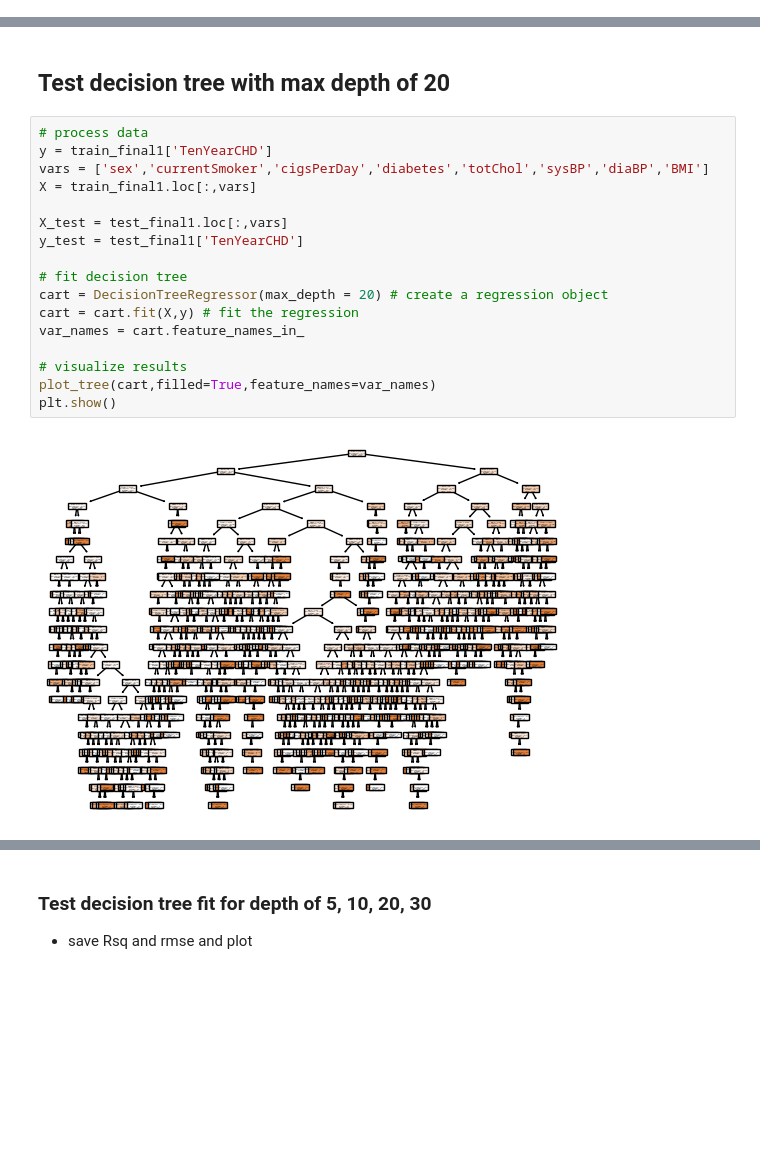
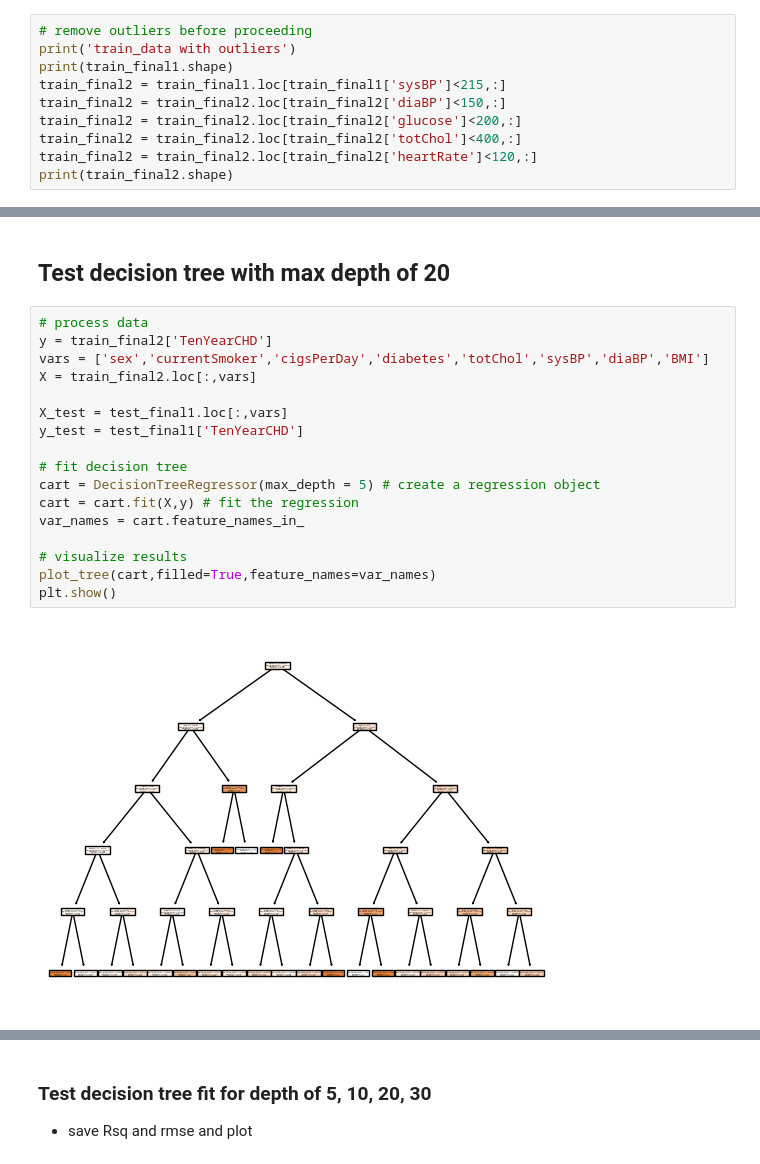
Before and after one commit to Catherine-Nguyen88/project_chd, a Jupyter notebook: chd_Isabella's_part.ipynb, the cells around one changed output, grey strips where cells are left out. Saved outputs shown, nothing was run; the diff lists cells and outputs as text; blank space fills up the shorter version.

```diff
--- a/chd_Isabella's_part.ipynb
+++ b/chd_Isabella's_part.ipynb
@@ -71,3 +71,13 @@ plt.show()
 [figure]
 # %% [markdown]
 outliers are present for totChol, sysBP, diaBP, BMI, heartRate, glucose.
+# %%
+# remove outliers before proceeding
+print('train_data with outliers')
+print(train_final1.shape)
+train_final2 = train_final1.loc[train_final1['sysBP']<215,:]
+train_final2 = train_final2.loc[train_final2['diaBP']<150,:]
+train_final2 = train_final2.loc[train_final2['glucose']<200,:]
+train_final2 = train_final2.loc[train_final2['totChol']<400,:]
+train_final2 = train_final2.loc[train_final2['heartRate']<120,:]
+print(train_final2.shape)
@@ -79,23 +97,23 @@ use tree to predict TenYearCHD
 ## Test decision tree with max depth of 20
 # %%
 # process data
-y = train_final1['TenYearCHD']
+y = train_final2['TenYearCHD']
 vars = ['sex','currentSmoker','cigsPerDay','diabetes','totChol','sysBP','diaBP','BMI']
-X = train_final1.loc[:,vars]
+X = train_final2.loc[:,vars]
 
 X_test = test_final1.loc[:,vars]
 y_test = test_final1['TenYearCHD']
 
 # fit decision tree
-cart = DecisionTreeRegressor(max_depth = 20) # create a regression object
+cart = DecisionTreeRegressor(max_depth = 5) # create a regression object
 cart = cart.fit(X,y) # fit the regression
 var_names = cart.feature_names_in_
 
 # visualize results
 plot_tree(cart,filled=True,feature_names=var_names)
 plt.show()
 # %% [output]
-[figure, old version]
+[figure, new version]
 # %%
 # make predictions on the test set
 y_hat = cart.predict(X_test)
```
Also changed, not shown: parts of 30 cells of this notebook.
